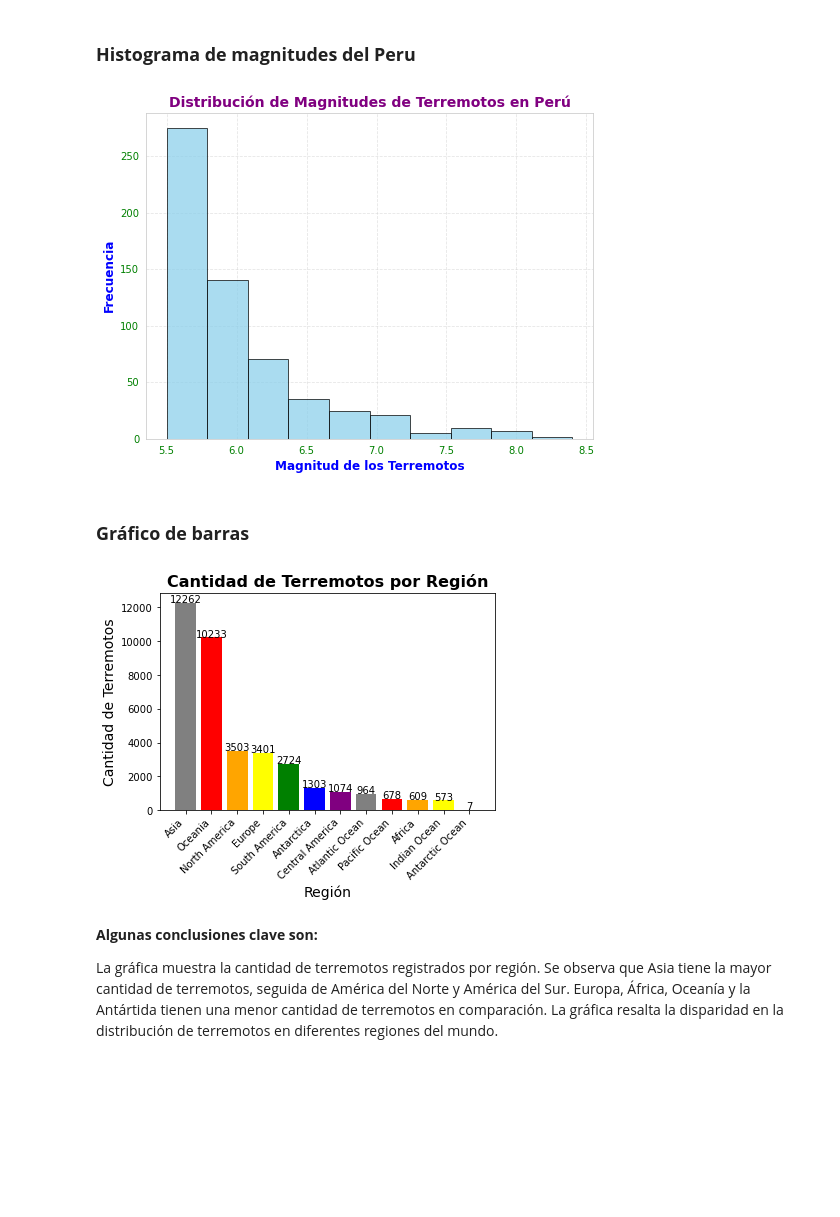
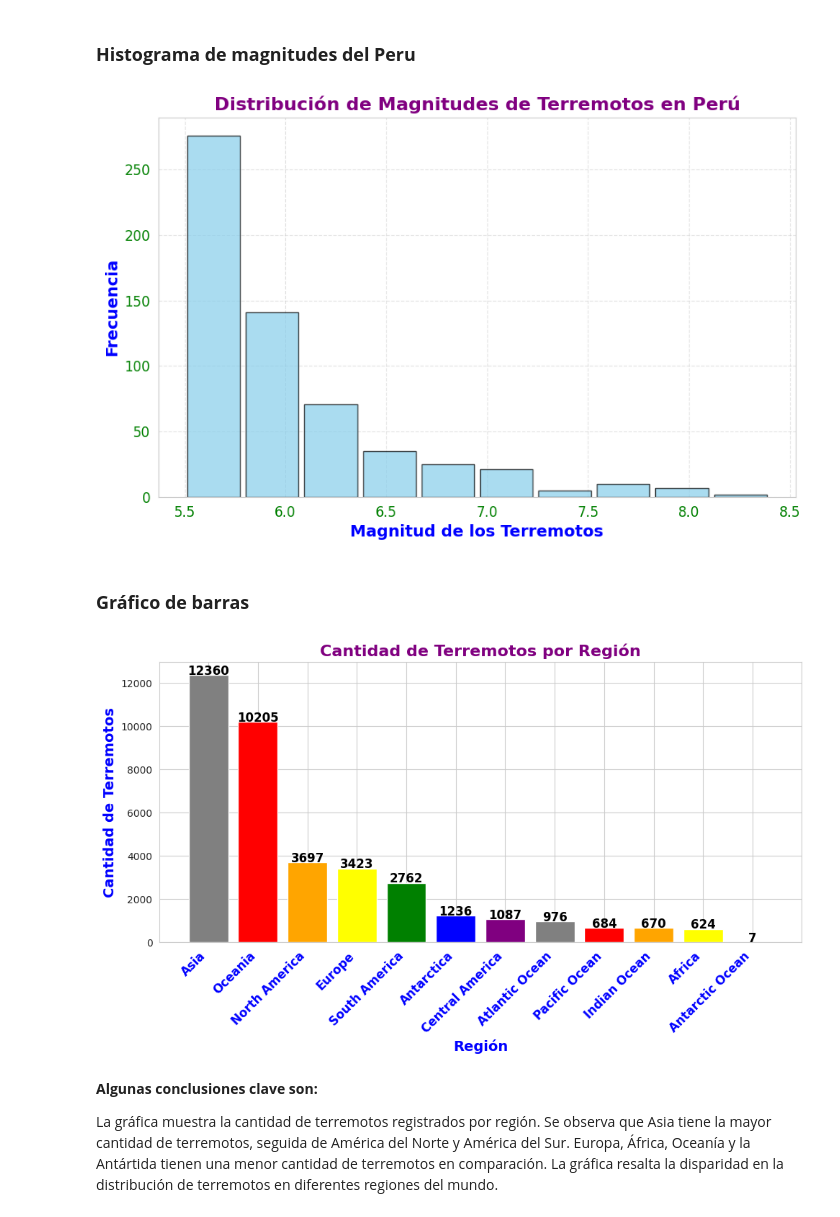
Before and after one commit to gustavopumachagua/Prediccion_Terremotos, a Jupyter notebook: Estadisticas_graficos.ipynb, the cells around one changed output. Drawn from its saved outputs; the diff is of its cells as text; code cells hidden in the pictures; blank space fills up the shorter version.

```diff
--- a/Estadisticas_graficos.ipynb
+++ b/Estadisticas_graficos.ipynb
@@ -191,71 +231,77 @@ plt.show()
 # %%
 import pandas as pd
 import matplotlib.pyplot as plt
 import seaborn as sns
 
 # Configuración de estilo
 sns.set_style('whitegrid')
 sns.set_palette('viridis')
 
 # Lectura del archivo de datos
-df = pd.read_csv('./data/Data_Limpio.csv')
+df = pd.read_csv('./data/data.csv')
 
 # Filtrar terremotos en Perú
 df_peru = df[df['Country'] == 'Peru']
 magnitudes_peru = df_peru['Mag']
 
 # Personalización del histograma
-plt.figure(figsize=(8, 6))
-plt.hist(magnitudes_peru, bins=10, edgecolor='black', color='skyblue', alpha=0.7)
+plt.figure(figsize=(10, 6))  # Ajustar el tamaño de la figura
+plt.hist(magnitudes_peru, bins=10, edgecolor='black', color='skyblue', alpha=0.7, rwidth=0.9)  # Añadir rwidth para ajustar el ancho de las barras
 
-plt.xlabel('Magnitud de los Terremotos', fontsize=12, fontweight='bold', color='blue')
-plt.ylabel('Frecuencia', fontsize=12, fontweight='bold', color='blue')
-plt.title('Distribución de Magnitudes de Terremotos en Perú', fontsize=14, fontweight='bold', color='purple')
+plt.xlabel('Magnitud de los Terremotos', fontsize=14, fontweight='bold', color='blue')  # Aumentar el tamaño y hacerlo más destacado
+plt.ylabel('Frecuencia', fontsize=14, fontweight='bold', color='blue')  # Aumentar el tamaño y hacerlo más destacado
+plt.title('Distribución de Magnitudes de Terremotos en Perú', fontsize=16, fontweight='bold', color='purple')  # Aumentar el tamaño y hacerlo más destacado
+
+# Añadir una cuadrícula de fondo
 plt.grid(True, linestyle='--', alpha=0.5)
-plt.xticks(fontsize=10, color='green')
-plt.yticks(fontsize=10, color='green')
+
+# Cambiar el tamaño y color de las etiquetas del eje x e y
+plt.xticks(fontsize=12, color='green')  # Personalización del tamaño y color de las etiquetas del eje x
+plt.yticks(fontsize=12, color='green')  # Personalización del tamaño y color de las etiquetas del eje y
 
 # Mostrar el gráfico
 plt.show()
 # %% [output]
-[figure, old version]
+[figure, new version]
 # %% [markdown]
 ### **Gráfico de barras**
 # %%
 import pandas as pd
 import matplotlib.pyplot as plt
 
-data = pd.read_csv('./data/Data_Limpio.csv')
+data = pd.read_csv('./data/data.csv')
 
 # Agrupar por continente
 data['Region'] = data['Continent']
 count_by_region = data['Region'].value_counts()
 
 # Crear la figura y el eje
-fig, ax = plt.subplots()
+fig, ax = plt.subplots(figsize=(10, 6))  # Ajustar el tamaño de la figura
+
+# Colores personalizados
+colors = ['gray', 'red', 'orange', 'yellow', 'green', 'blue', 'purple']
 
 # Crear el gráfico de barras con colores personalizados
-colors = ['gray', 'red', 'orange', 'yellow', 'green', 'blue', 'purple']
 ax.bar(count_by_region.index, count_by_region.values, color=colors)
 
-# Agregar etiquetas en la parte superior de cada barra
+# Agregar etiquetas de datos en la parte superior de cada barra
 for i, val in enumerate(count_by_region.values):
-    ax.text(i, val+10, str(val), ha='center', fontsize=10)
+    ax.text(i, val + 10, str(val), ha='center', fontsize=12, fontweight='bold', color='black')  # Personalizar la etiqueta de datos
 
 # Configurar las etiquetas del eje x y el espaciado entre barras
 ax.set_xticks(range(len(count_by_region)))
-ax.set_xticklabels(count_by_region.index, rotation=45, ha='right')
+ax.set_xticklabels(count_by_region.index, rotation=45, ha='right', fontsize=12, fontweight='bold', color='blue')  # Personalizar las etiquetas del eje x
 
 # Configurar el título y las etiquetas de los ejes con tamaño de fuente personalizado
-ax.set_title('Cantidad de Terremotos por Región', fontsize=16, fontweight='bold')
-ax.set_xlabel('Región', fontsize=14)
-ax.set_ylabel('Cantidad de Terremotos', fontsize=14)
-
+ax.set_title('Cantidad de Terremotos por Región', fontsize=16, fontweight='bold', color='purple')  # Personalizar el título
+ax.set_xlabel('Región', fontsize=14, fontweight='bold', color='blue')  # Personalizar la etiqueta del eje x
+ax.set_ylabel('Cantidad de Terremotos', fontsize=14, fontweight='bold', color='blue')  # Personalizar la etiqueta del eje y
 
 # Mostrar el gráfico
+plt.tight_layout()  # Ajustar el espaciado
 plt.show()
 # %% [output]
-[figure, old version]
+[figure, new version]
 # %% [markdown]
 **Algunas conclusiones clave son:**
 
```
Also changed, not shown: parts of 23 cells of this notebook, 9 other files.
